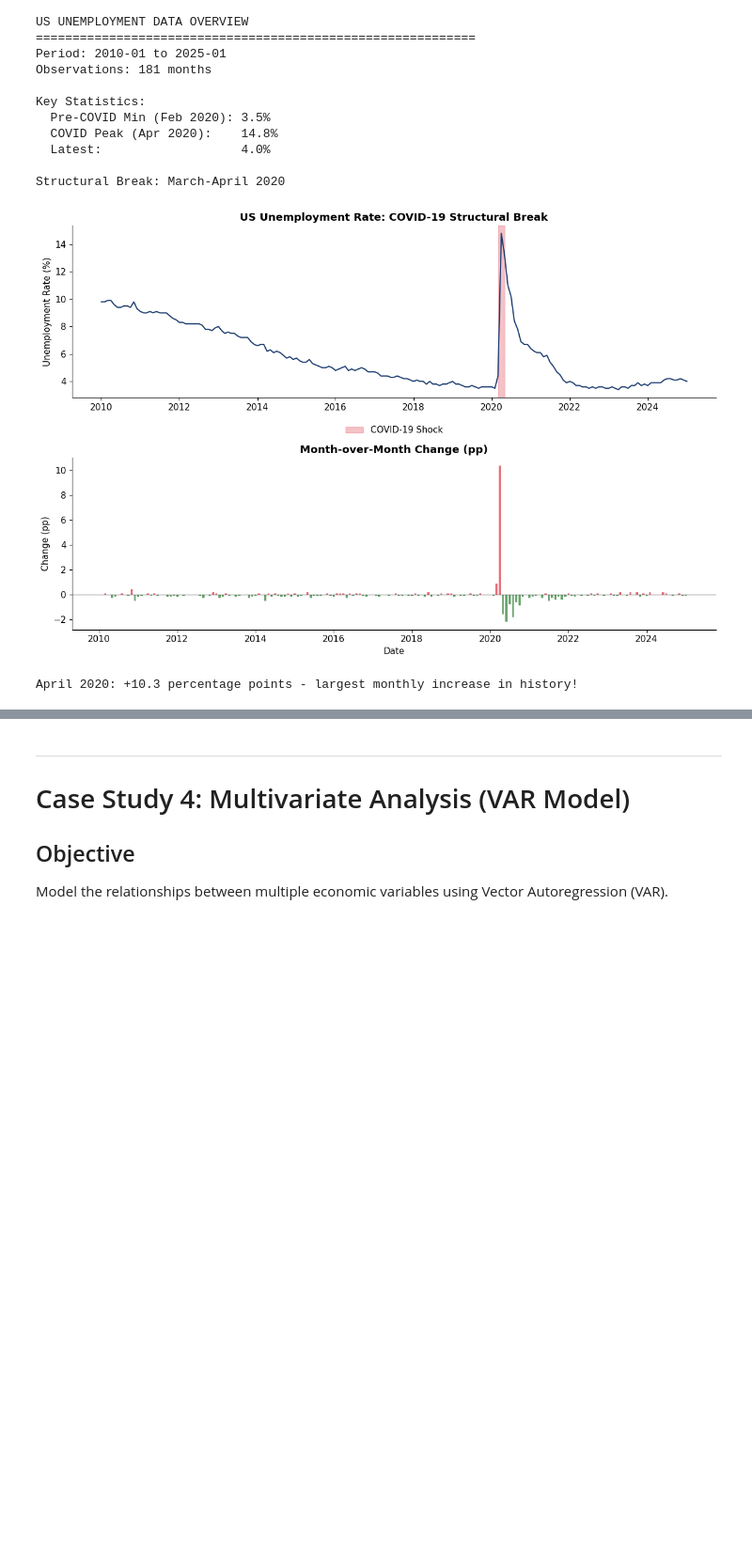
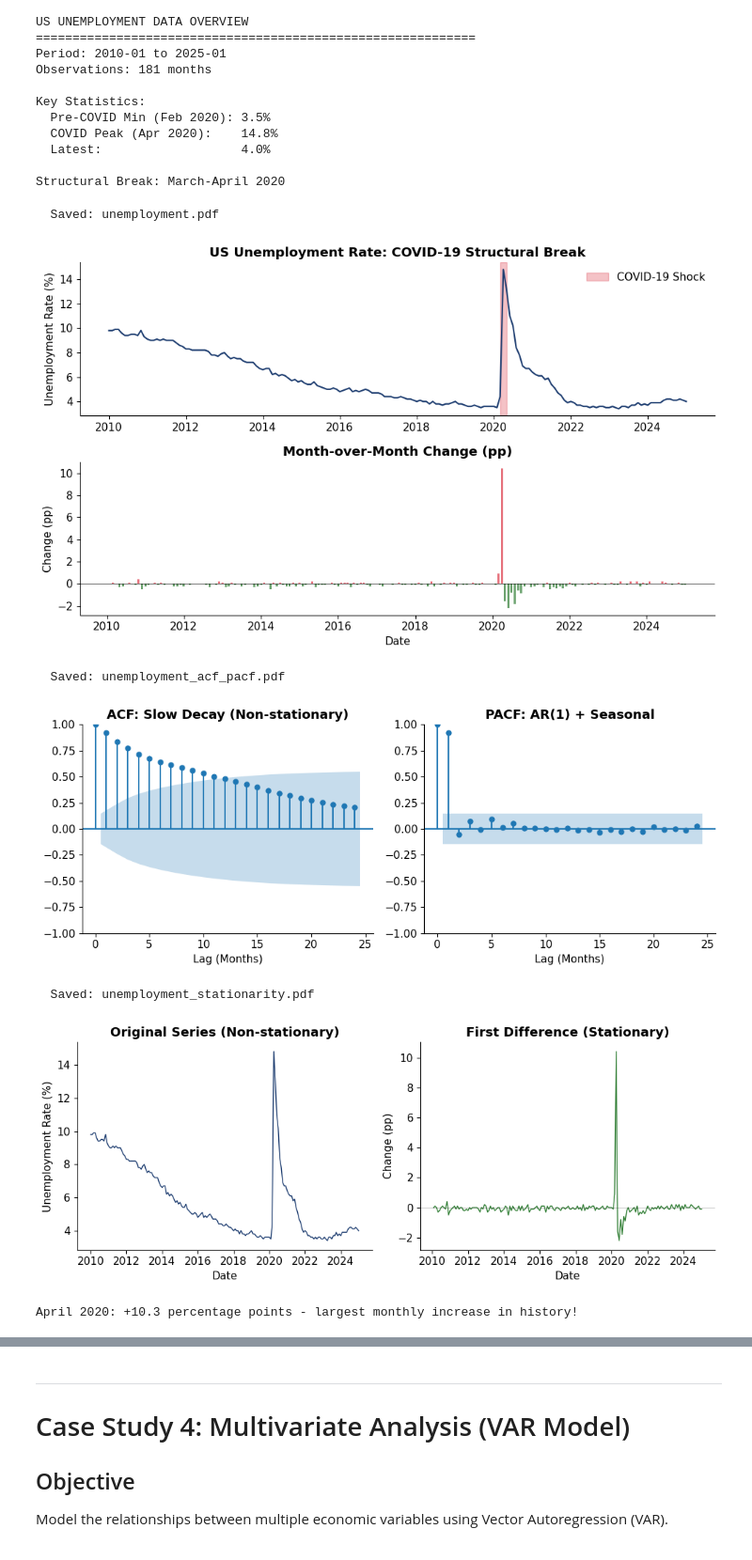
Before and after one commit to danpele/Time-Series-Analysis, a Jupyter notebook: chapter10_lecture_notebook.ipynb, the cells around one changed output, grey strips where cells are left out. Shown at 94% size. Saved outputs shown, nothing was run; the diff lists cells and outputs as text; code cells hidden in the pictures; blank space fills up the shorter version.

```diff
--- a/chapter10_lecture_notebook.ipynb
+++ b/chapter10_lecture_notebook.ipynb
@@ -40,6 +40,7 @@ This comprehensive review demonstrates the complete time series analysis workflo
 # %%
 # Install required packages (for Colab)
 import sys
+import os
 if 'google.colab' in sys.modules:
     !pip install prophet arch statsmodels yfinance pandas-datareader -q
 
@@ -75,22 +76,35 @@ except ImportError:
 
 from sklearn.metrics import mean_squared_error, mean_absolute_error
 
-# Plotting style - CONSISTENT WITH OTHER CHAPTERS
+# Plotting style - CONSISTENT WITH SLIDES
 plt.rcParams['figure.figsize'] = (12, 5)
 plt.rcParams['font.size'] = 11
-plt.rcParams['axes.facecolor'] = 'none'
-plt.rcParams['figure.facecolor'] = 'none'
+plt.rcParams['axes.facecolor'] = 'white'
+plt.rcParams['figure.facecolor'] = 'white'
 plt.rcParams['axes.grid'] = False
 plt.rcParams['axes.spines.top'] = False
 plt.rcParams['axes.spines.right'] = False
 plt.rcParams['legend.frameon'] = False
+plt.rcParams['savefig.dpi'] = 150
+plt.rcParams['savefig.bbox'] = 'tight'
 
 COLORS = {'blue': '#1A3A6E', 'red': '#DC3545', 'green': '#2E7D32',
           'orange': '#E67E22', 'gray': '#666666', 'purple': '#8E44AD'}
 
+# Chart output directory (same as slides)
+CHARTS_DIR = 'charts/'
+os.makedirs(CHARTS_DIR, exist_ok=True)
+
+def save_chart(name):
+    """Save chart to PDF and PNG for slides"""
+    plt.savefig(f'{CHARTS_DIR}{name}.pdf')
+    plt.savefig(f'{CHARTS_DIR}{name}.png')
+    print(f"  Saved: {name}.pdf")
+
 print("Setup complete!")
 print(f"ARCH/GARCH available: {HAS_ARCH}")
 print(f"Prophet available: {HAS_PROPHET}")
+print(f"Charts will be saved to: {CHARTS_DIR}")
 # %% [output]
 Setup complete!
 ARCH/GARCH available: True
@@ -923,34 +963,70 @@ Key Statistics:
 
 Structural Break: March-April 2020
 # %%
-# Visualize the structural break
-fig, axes = plt.subplots(2, 1, figsize=(12, 8))
+# Visualize the structural break - Generate charts matching slides
 
-# Main plot
+# Chart: Unemployment data overview (unemployment.pdf)
+fig, axes = plt.subplots(2, 1, figsize=(10, 6))
+
+# Main plot with COVID highlight
 axes[0].plot(unemp['ds'], unemp['y'], color=COLORS['blue'], linewidth=1.5)
 axes[0].axvspan(pd.Timestamp('2020-03-01'), pd.Timestamp('2020-05-01'),
                 alpha=0.3, color=COLORS['red'], label='COVID-19 Shock')
 axes[0].set_title('US Unemployment Rate: COVID-19 Structural Break', fontweight='bold')
 axes[0].set_ylabel('Unemployment Rate (%)')
-axes[0].legend(loc='upper center', bbox_to_anchor=(0.5, -0.12), ncol=1)
+axes[0].legend(loc='upper right')
 
 # Month-over-month change
 unemp_change = unemp['y'].diff()
 colors_bar = [COLORS['green'] if x < 0 else COLORS['red'] for x in unemp_change]
 axes[1].bar(unemp['ds'], unemp_change, color=colors_bar, width=20, alpha=0.7)
 axes[1].axhline(y=0, color='black', linewidth=0.5)
 axes[1].set_title('Month-over-Month Change (pp)', fontweight='bold')
 axes[1].set_xlabel('Date')
 axes[1].set_ylabel('Change (pp)')
 
 plt.tight_layout()
-plt.subplots_adjust(hspace=0.35)
+plt.subplots_adjust(hspace=0.3)
+save_chart('unemployment')
+plt.show()
+
+# Chart: Unemployment ACF/PACF (unemployment_acf_pacf.pdf)
+fig, axes = plt.subplots(1, 2, figsize=(10, 4))
+plot_acf(unemp['y'].dropna(), ax=axes[0], lags=24, alpha=0.05)
+axes[0].set_title('ACF: Slow Decay (Non-stationary)', fontweight='bold')
+axes[0].set_xlabel('Lag (Months)')
+plot_pacf(unemp['y'].dropna(), ax=axes[1], lags=24, alpha=0.05)
+axes[1].set_title('PACF: AR(1) + Seasonal', fontweight='bold')
+axes[1].set_xlabel('Lag (Months)')
+plt.tight_layout()
+save_chart('unemployment_acf_pacf')
+plt.show()
+
+# Chart: Unemployment stationarity (unemployment_stationarity.pdf)
+fig, axes = plt.subplots(1, 2, figsize=(10, 4))
+axes[0].plot(unemp['ds'], unemp['y'], color=COLORS['blue'], linewidth=1)
+axes[0].set_title('Original Series (Non-stationary)', fontweight='bold')
+axes[0].set_xlabel('Date')
+axes[0].set_ylabel('Unemployment Rate (%)')
+unemp_diff = unemp['y'].diff().dropna()
+axes[1].plot(unemp['ds'].iloc[1:], unemp_diff, color=COLORS['green'], linewidth=1)
+axes[1].axhline(y=0, color='black', linewidth=0.5, alpha=0.3)
+axes[1].set_title('First Difference (Stationary)', fontweight='bold')
+axes[1].set_xlabel('Date')
+axes[1].set_ylabel('Change (pp)')
+plt.tight_layout()
+save_chart('unemployment_stationarity')
 plt.show()
 
 print("April 2020: +10.3 percentage points - largest monthly increase in history!")
 # %% [output]
+  Saved: unemployment.pdf
-[figure, old version]
+[figure, new version]
-April 2020: +10.3 percentage points - largest monthly increase in history!
+  Saved: unemployment_acf_pacf.pdf
+[figure, added]
+  Saved: unemployment_stationarity.pdf
+[figure, added]
+April 2020: +10.3 percentage points - largest monthly increase in history!
 # %%
 # Step 1: Train/Validation/Test Split
 print("\nSTEP 1: DATA SPLITTING")
```
Also changed, not shown: parts of 15 cells of this notebook, 36 other files.
